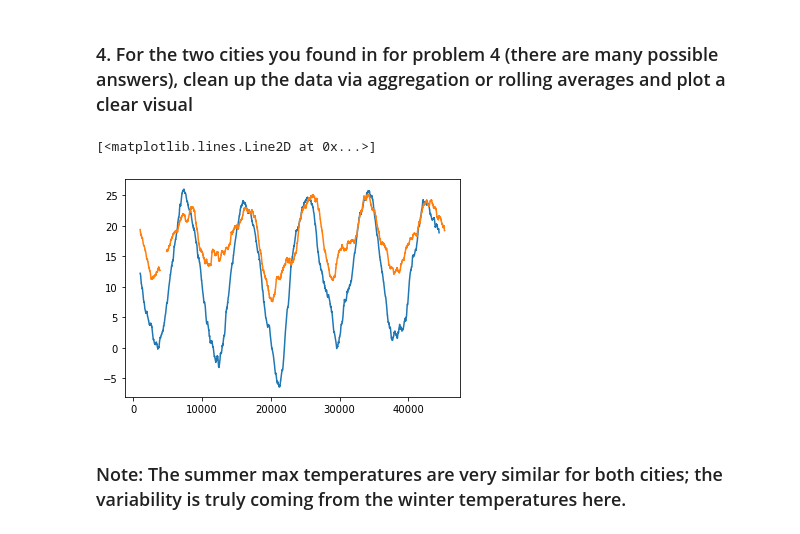
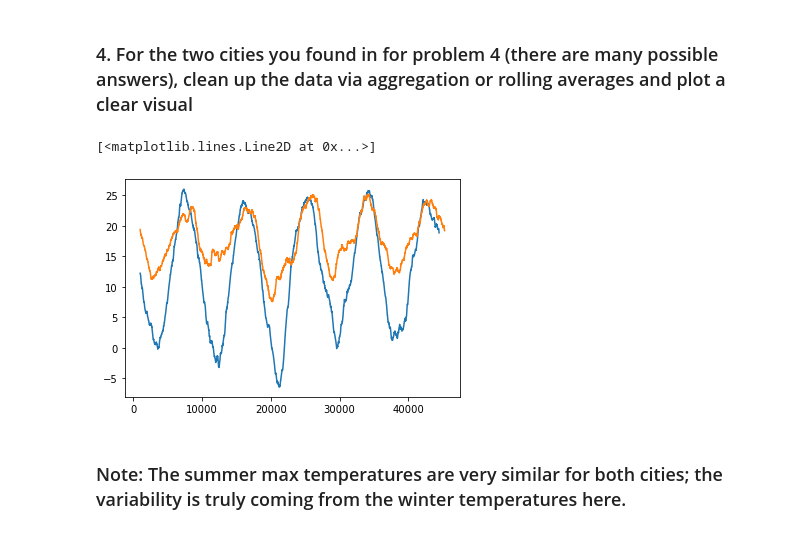
Before and after one commit to JennyArbo/Homework, a Jupyter notebook: In_Class_Problems/week_11/Homework_JA.ipynb, the cells around one changed output. Saved outputs shown, nothing was run; the diff lists cells and outputs as text; code cells hidden in the pictures.

```diff
--- a/In_Class_Problems/week_11/Homework_JA.ipynb
+++ b/In_Class_Problems/week_11/Homework_JA.ipynb
@@ -166,13 +154,13 @@ print(city_pairs)
 ### 4. For the two cities you found in for problem 4 (there are many possible answers), clean up the data via aggregation or rolling averages and plot a clear visual
 # %%
 #px.line(dfC.groupby('date').agg({'New York':'mean'}).reset_index(), x='day', y='New York')
-plt.plot(dfC['New York'].rolling(1000).mean())
+plt.plot(interpolated['New York'].rolling(1000).mean())
 
 #px.line(dfC.groupby('datetime').agg({'Los Angeles':'mean'}).reset_index(), x='date', y='Los Angeles')
-plt.plot(dfC['Los Angeles'].rolling(1000).mean())
+plt.plot(interpolated['Los Angeles'].rolling(1000).mean())
 # %% [output]
 [<matplotlib.lines.Line2D at 0x...>]
-[figure, old version]
+[figure, new version]
 # %% [markdown]
 ### Note: The summer max temperatures are very similar for both cities; the variability is truly coming from the winter temperatures here.
 # %%
```
Also changed, not shown: parts of 4 cells of this notebook.
